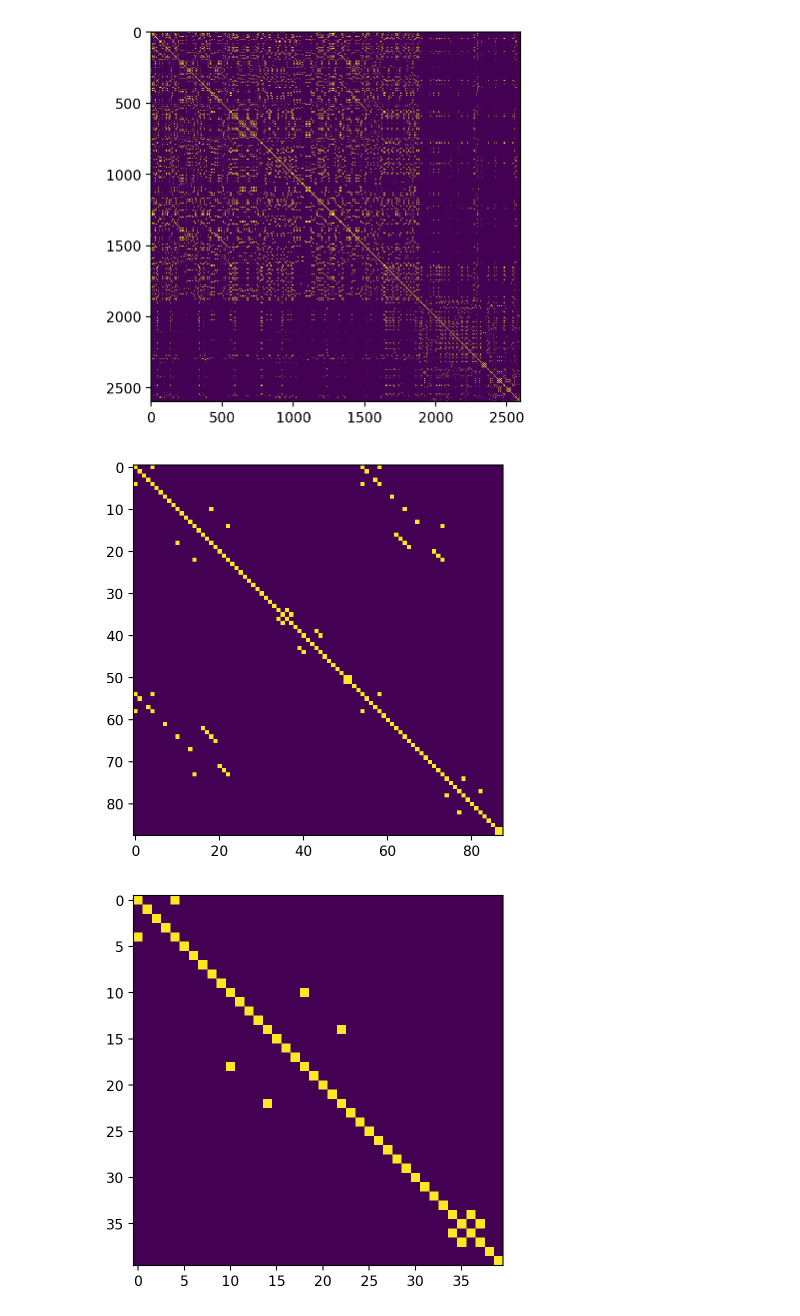
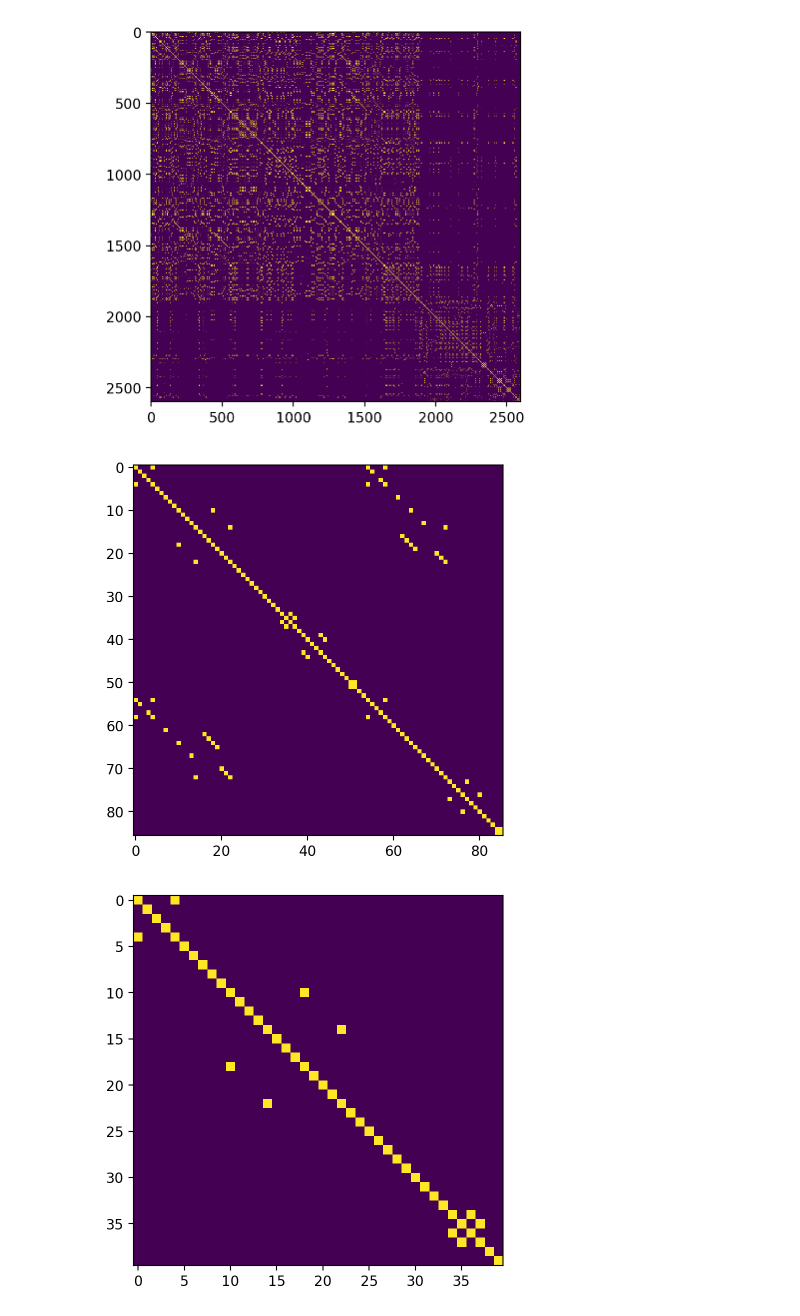
Before and after one commit to TalosSources/digital_musicology_homework_3, a Jupyter notebook: ssm.ipynb, the cells around one changed output. Cells and saved outputs as stored; diff of their text form; code cells hidden in the pictures.

Commit message:
joining measures

```diff
--- a/ssm.ipynb
+++ b/ssm.ipynb
@@ -65,27 +65,35 @@ plt.show()
 # %%
 # Cast measures as lists of MIDI note numbers
 
 midi_measure_sequence = []
 ## STUDENT SECTION - REMOVE ALL OR SOME OF CODE ##
 for measure in linearized_sample_score.getElementsByClass(stream.Part)[0].getElementsByClass(stream.Measure):
     measure_midi_list = []
     for event in measure.recurse().notes:
         try:
             measure_midi_list.append(event.pitch.midi)
         except:
             pass
     midi_measure_sequence.append(measure_midi_list)
-## END STUDENT SECTION ##
+
+# join measures 69/70 and 81/82
+m69 = midi_measure_sequence[68] + midi_measure_sequence[69]
+m81 = midi_measure_sequence[80] + midi_measure_sequence[81]
+
+midi_measure_sequence[80] = m81
+midi_measure_sequence.pop(81)
+midi_measure_sequence[68] = m69
+midi_measure_sequence.pop(69)
 
 # Create similarity matrix from MIDI measure lists
 self_sim_mat2 = calculate_ssm(midi_measure_sequence, kronecker_delta)
 
 plt.imshow(self_sim_mat2, cmap='viridis', interpolation='nearest')
 # plt.xticks([0, 4, 8, 12, 16, 20, 24, 28, 32], ['0', '4', '8', '12', '16', '20', '24', '28', '32'], fontsize=8)
 # plt.yticks([0, 4, 8, 12, 16, 20, 24, 28, 32], ['0', '4', '8', '12', '16', '20', '24', '28', '32'], fontsize=8)
 plt.show()
 # %% [output]
-[figure, old version]
+[figure, new version]
 # %%
 # Slice the matrix to get only the first 40 lines
 sliced_self_sim_mat2 = self_sim_mat2[:40,:40]
```
